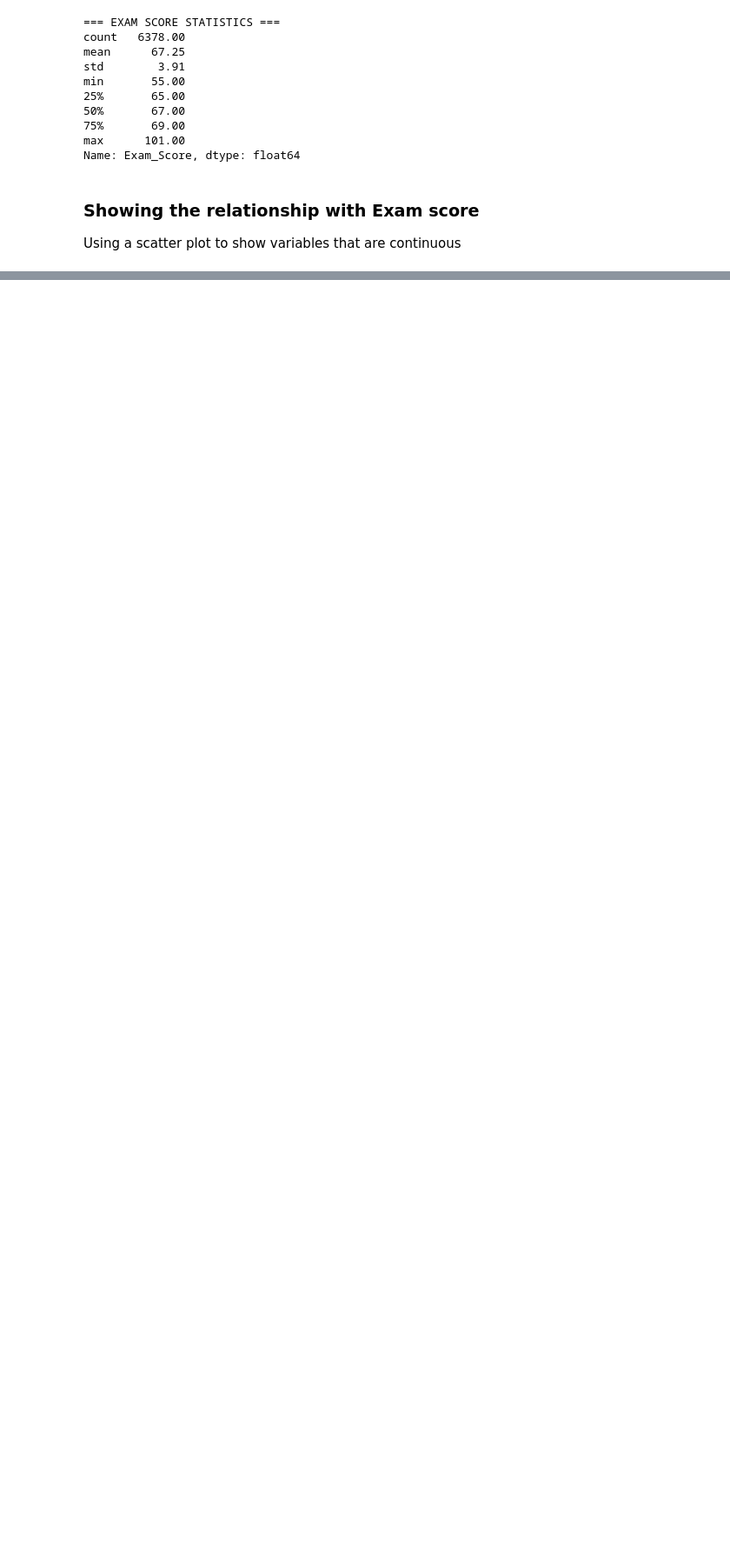
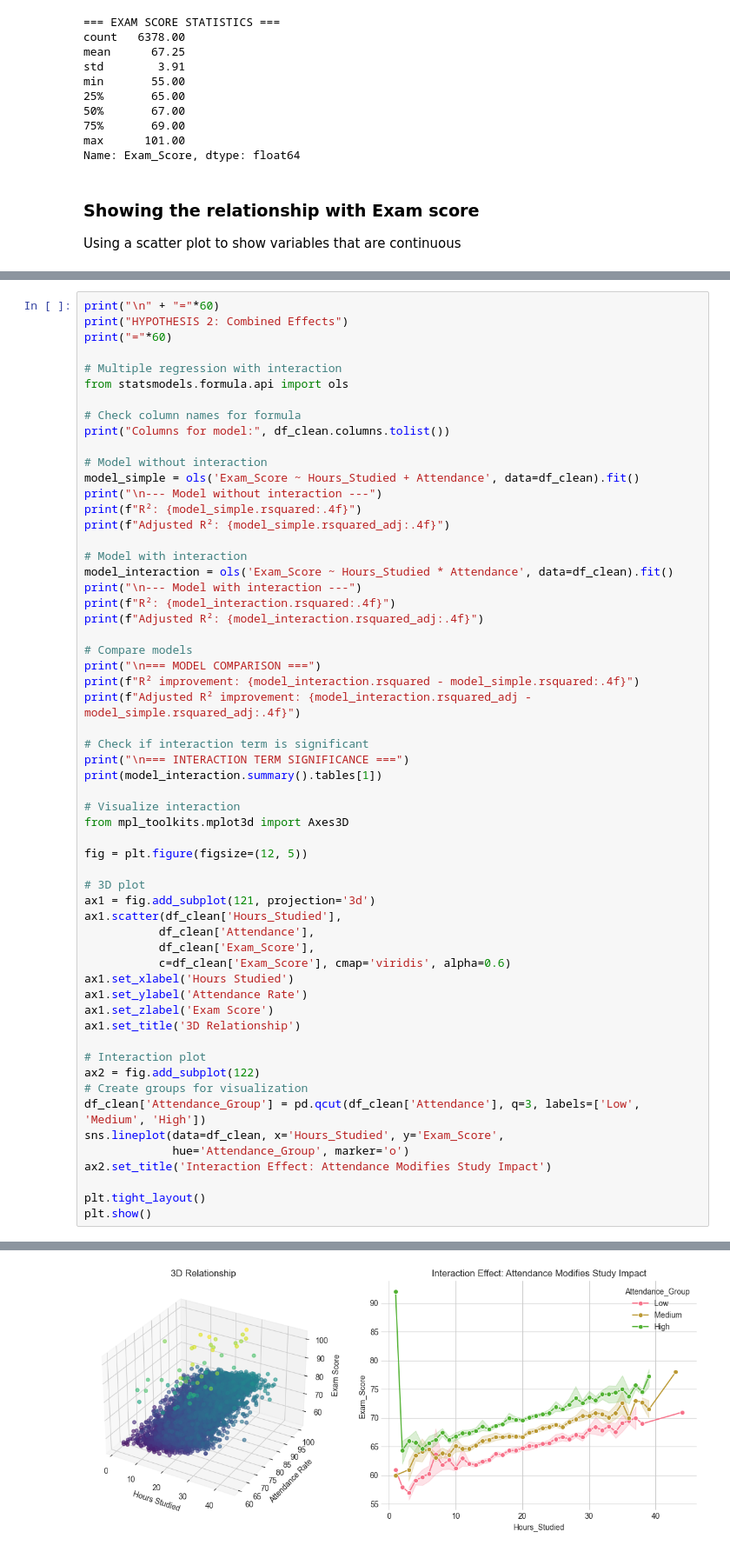
Before and after one commit to symemi115/Student-Performance-Factors, a Jupyter notebook: jupyter_notebooks/Notebook.ipynb, the cells around one changed output, grey strips where cells are left out. Shown at 87% size. Cells and saved outputs as stored; diff of their text form; blank space fills up the shorter version.

```diff
--- a/jupyter_notebooks/Notebook.ipynb
+++ b/jupyter_notebooks/Notebook.ipynb
@@ -396,0 +474,59 @@ plt.show()
+# %%
+print("\n" + "="*60)
+print("HYPOTHESIS 2: Combined Effects")
+print("="*60)
+
+# Multiple regression with interaction
+from statsmodels.formula.api import ols
+
+# Check column names for formula
+print("Columns for model:", df_clean.columns.tolist())
+
+# Model without interaction
+model_simple = ols('Exam_Score ~ Hours_Studied + Attendance', data=df_clean).fit()
+print("\n--- Model without interaction ---")
+print(f"R²: {model_simple.rsquared:.4f}")
+print(f"Adjusted R²: {model_simple.rsquared_adj:.4f}")
+
+# Model with interaction
+model_interaction = ols('Exam_Score ~ Hours_Studied * Attendance', data=df_clean).fit()
+print("\n--- Model with interaction ---")
+print(f"R²: {model_interaction.rsquared:.4f}")
+print(f"Adjusted R²: {model_interaction.rsquared_adj:.4f}")
+
+# Compare models
+print("\n=== MODEL COMPARISON ===")
+print(f"R² improvement: {model_interaction.rsquared - model_simple.rsquared:.4f}")
+print(f"Adjusted R² improvement: {model_interaction.rsquared_adj - model_simple.rsquared_adj:.4f}")
+
+# Check if interaction term is significant
+print("\n=== INTERACTION TERM SIGNIFICANCE ===")
+print(model_interaction.summary().tables[1])
+
+# Visualize interaction
+from mpl_toolkits.mplot3d import Axes3D
+
+fig = plt.figure(figsize=(12, 5))
+
+# 3D plot
+ax1 = fig.add_subplot(121, projection='3d')
+ax1.scatter(df_clean['Hours_Studied'],
+           df_clean['Attendance'],
+           df_clean['Exam_Score'],
+           c=df_clean['Exam_Score'], cmap='viridis', alpha=0.6)
+ax1.set_xlabel('Hours Studied')
+ax1.set_ylabel('Attendance Rate')
+ax1.set_zlabel('Exam Score')
+ax1.set_title('3D Relationship')
+
+# Interaction plot
+ax2 = fig.add_subplot(122)
+# Create groups for visualization
+df_clean['Attendance_Group'] = pd.qcut(df_clean['Attendance'], q=3, labels=['Low', 'Medium', 'High'])
+sns.lineplot(data=df_clean, x='Hours_Studied', y='Exam_Score',
+             hue='Attendance_Group', marker='o')
+ax2.set_title('Interaction Effect: Attendance Modifies Study Impact')
+
+plt.tight_layout()
+plt.show()
+# %% [output]
@@ -396,0 +550 @@ plt.show()
+[figure, added]
```
Also changed, not shown: parts of 4 cells of this notebook.
